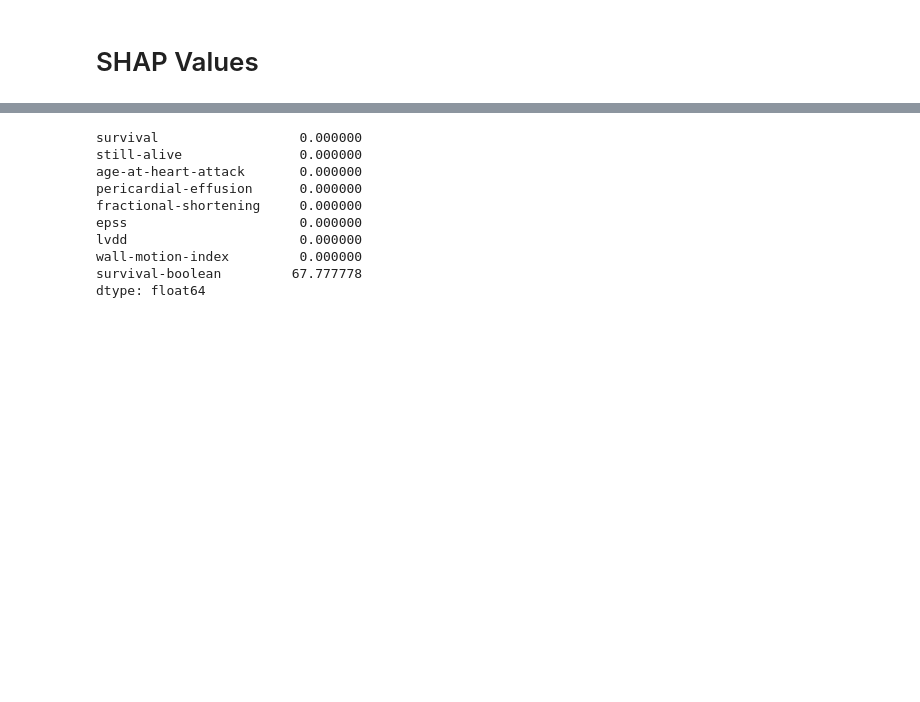
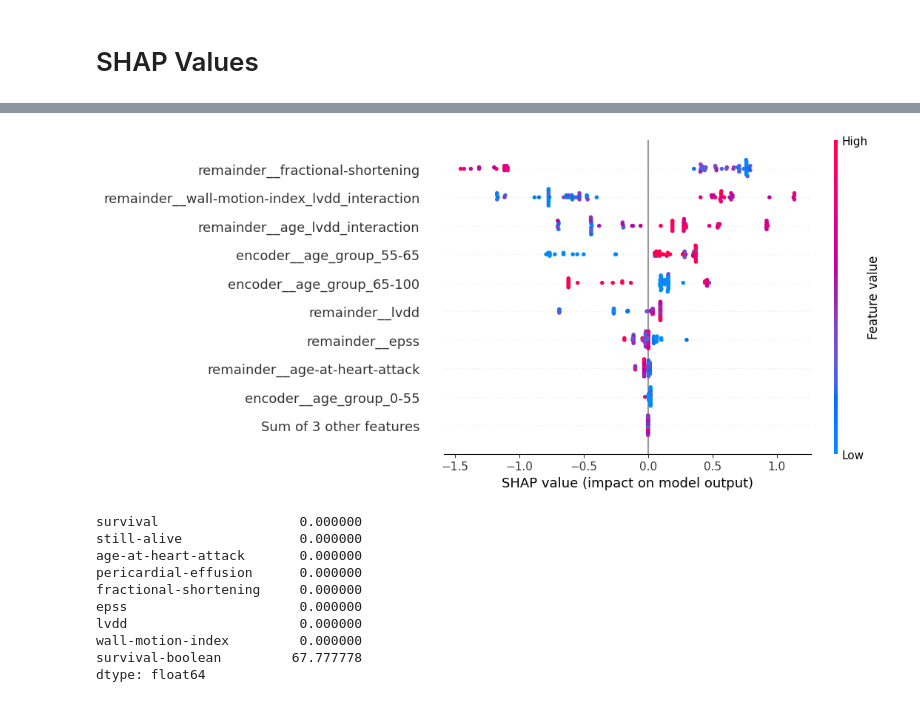
Before and after one commit to oozdal/heart-attack, a Jupyter notebook: heart-attack.ipynb, the cells around one changed output, grey strips where cells are left out. Saved outputs shown, nothing was run; the diff lists cells and outputs as text; code cells hidden in the pictures; blank space fills up the shorter version.

```diff
--- a/heart-attack.ipynb
+++ b/heart-attack.ipynb
@@ -821,3 +830,10 @@ test_data_df_updated.to_csv("data/echocardiogram_predictions.csv", index=False)
+# %%
+# XGBoost SHAP values
+explainer = shap.TreeExplainer(xgboost_best_estimator)
+shap_values = explainer(X_test, y_test)
+shap.plots.beeswarm(shap_values)
+# %% [output]
+[figure, added]
 # %%
 # Handle missing values
 subset = ['survival', 'still-alive', 'age-at-heart-attack', 'pericardial-effusion', 'fractional-shortening', 'epss', 'lvdd', 'wall-motion-index']
```
Also changed, not shown: parts of 3 cells of this notebook.
